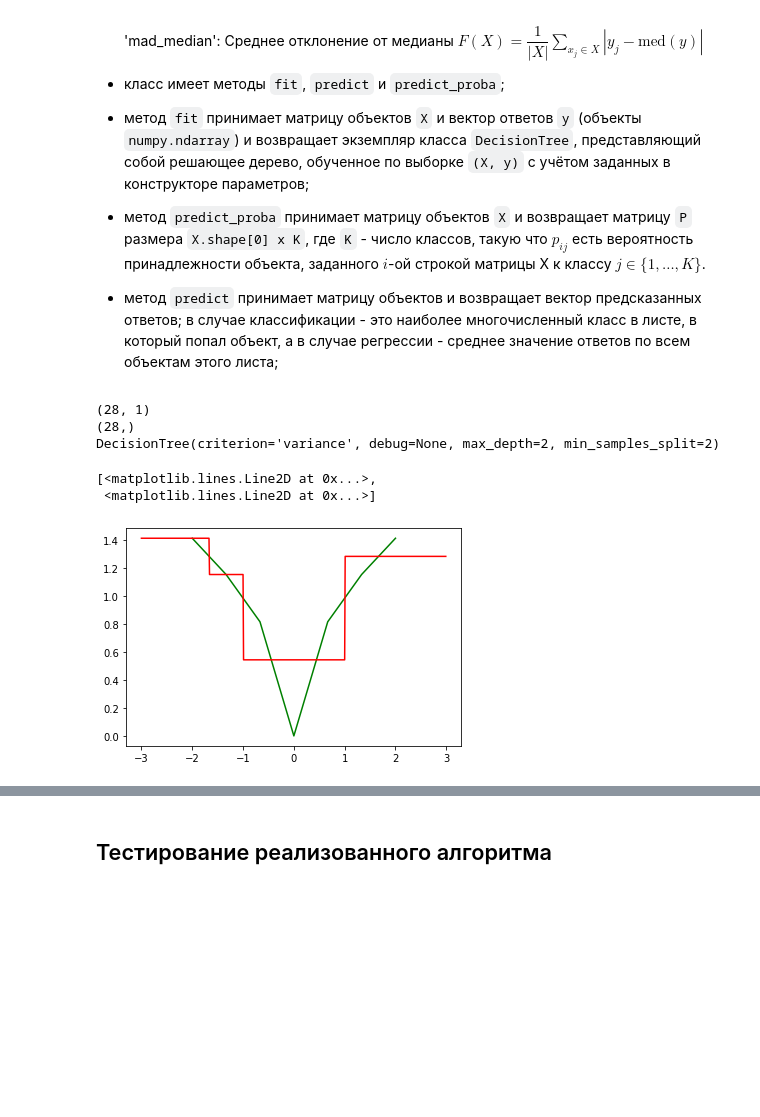
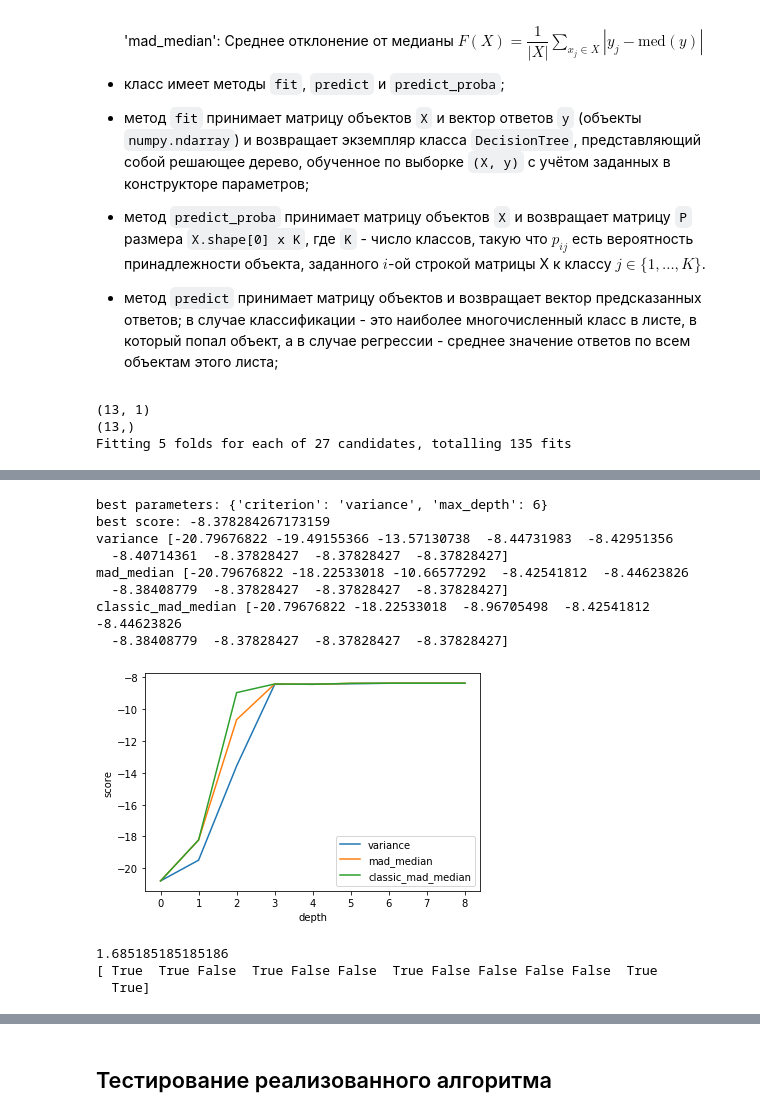
Before and after one commit to easterprince/Machine-Learning-Introduction, a Jupyter notebook: materials/homeworks/2_decision_tree_knn/hw3_optional_implement_dt.ipynb, the cells around one changed output, grey strips where cells are left out. Drawn from its saved outputs; the diff is of its cells as text; code cells hidden in the pictures; blank space fills up the shorter version.

Commit message:
Find weird test for decision tree fitting

```diff
--- a/materials/homeworks/2_decision_tree_knn/hw3_optional_implement_dt.ipynb
+++ b/materials/homeworks/2_decision_tree_knn/hw3_optional_implement_dt.ipynb
@@ -55,26 +83,26 @@ RANDOM_STATE = 17
     всем объектам этого листа;
 # %%
 from MyDecisionTree import DecisionTree
-# %%
-X = np.linspace(-2, 2, 7)
-X = np.sort(np.concatenate((X, X, X, X)))
-y = np.abs(X) ** 0.5
-X = X.reshape(-1, 1)
-print(X.shape)
-print(y.shape)
-
-decisionTree = DecisionTree(max_depth = 2, criterion = 'variance')
-decisionTree.fit(X, y)
-print(decisionTree)
-
-aaa = np.arange(-3, 3, 0.01).reshape((-1, 1))
-predicted = decisionTree.predict(aaa)
-
-plt.plot(X, y, 'g', aaa, predicted, 'r')
-# %% [output]
-(28, 1)
-(28,)
-DecisionTree(criterion='variance', debug=None, max_depth=2, min_samples_split=2)
-[<matplotlib.lines.Line2D at 0x...>,
- <matplotlib.lines.Line2D at 0x...>]
-[figure, removed]
+# %%
+X = np.linspace(-2, 2, 13)
+y = X ** 3
+X = X.reshape(-1, 1)
+print(X.shape)
+print(y.shape)
+
+
+tree_params = {'max_depth': list(range(0, 9)),
+               'criterion': ['variance', 'mad_median', 'classic_mad_median']}
+
+decisionTree = DecisionTree()
+tree_grid = GridSearchCV(decisionTree, tree_params, cv = 5, n_jobs = -1,
+                         verbose = True, scoring = 'neg_mean_squared_error')
+tree_grid.fit(X, y)
+print('best parameters: {0}'.format(tree_grid.best_params_))
+print('best score: {0}'.format(tree_grid.best_score_))
+
+visualize_tree_grid_results(tree_grid)
+# %% [output]
+(13, 1)
+(13,)
+Fitting 5 folds for each of 27 candidates, totalling 135 fits
@@ -80,0 +111,33 @@ DecisionTree(criterion='variance', debug=None, max_depth=2, min_samples_split=2)
+best parameters: {'criterion': 'variance', 'max_depth': 6}
+best score: -8.378284267173159
+variance [-20.79676822 -19.49155366 -13.57130738  -8.44731983  -8.42951356
+  -8.40714361  -8.37828427  -8.37828427  -8.37828427]
+mad_median [-20.79676822 -18.22533018 -10.66577292  -8.42541812  -8.44623826
+  -8.38408779  -8.37828427  -8.37828427  -8.37828427]
+classic_mad_median [-20.79676822 -18.22533018  -8.96705498  -8.42541812  -8.44623826
+  -8.38408779  -8.37828427  -8.37828427  -8.37828427]
+[figure, added]
+# %%
+worst_error = 0.0
+worst_subset = None
+for subset in [np.array([bool((num >> i) & 1) for i in range(len(X))]) for num in range(1, (1 << len(X)) - 1)]:
+    train_X = X[subset]
+    train_y = y[subset]
+    test_X = X[~subset]
+    decisionTree_1 = DecisionTree(max_depth = 2, criterion = 'mad_median')
+    decisionTree_1.fit(train_X, train_y)
+    predicted_1 = decisionTree_1.predict(X)
+    decisionTree_2 = DecisionTree(max_depth = 2, criterion = 'classic_mad_median')
+    decisionTree_2.fit(train_X, train_y)
+    predicted_2 = decisionTree_2.predict(X)
+    error = np.max(np.abs(predicted_1 - predicted_2))
+    if error > worst_error:
+        worst_error = error
+        worst_subset = subset
+
+print(worst_error)
+print(worst_subset)
+# %% [output]
+1.685185185185186
+[ True  True False  True False False  True False False False False  True
+  True]
```
Also changed, not shown: parts of 13 cells of this notebook, 1 other file.
